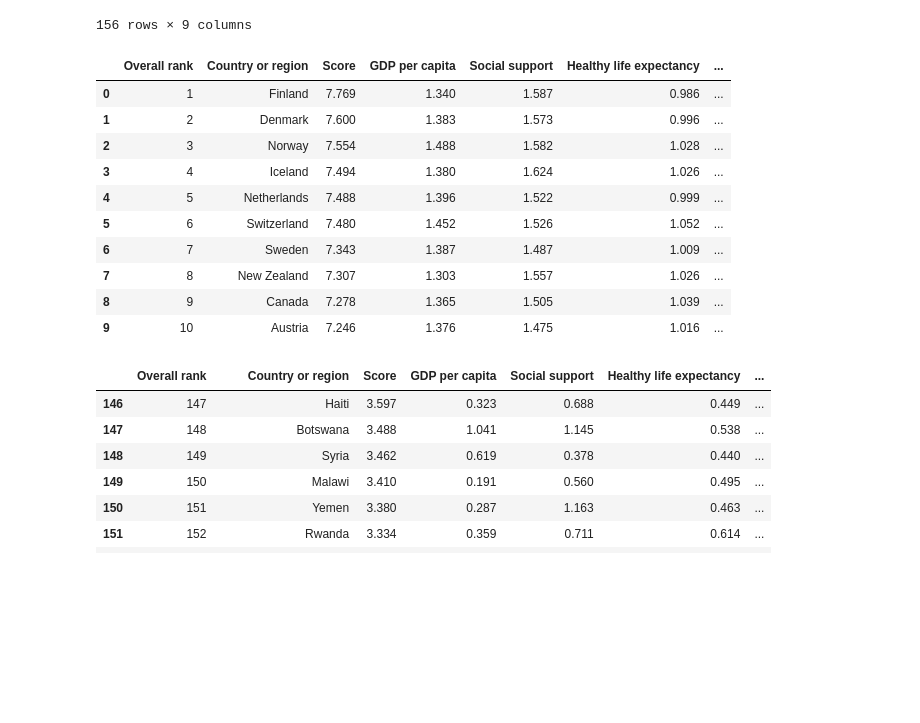
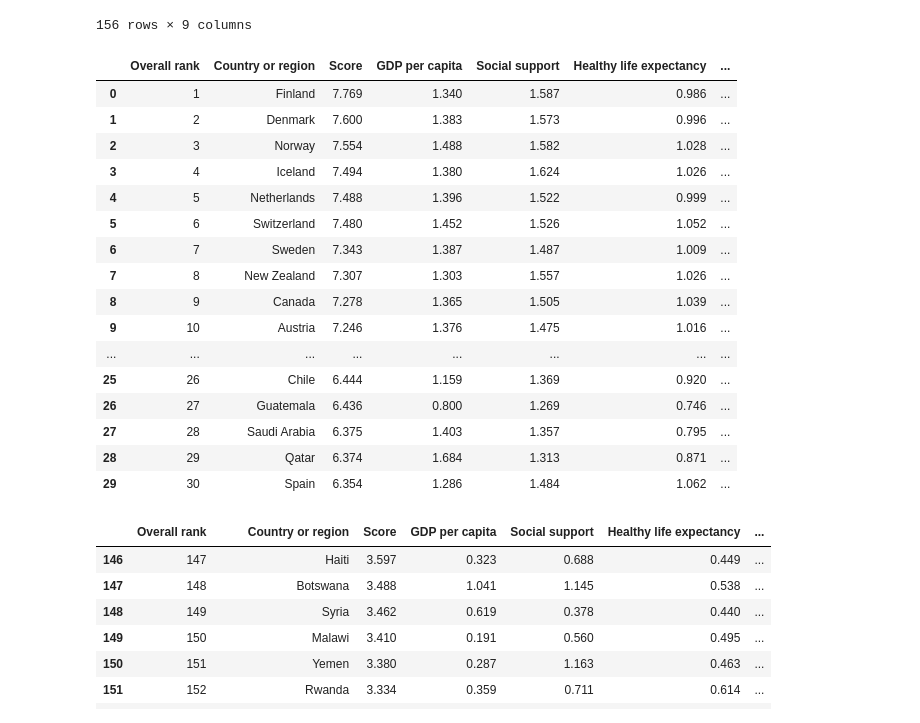
Before and after one commit to erelsgl-at-ariel/research-5784, a Jupyter notebook: 06-python-databases/code/1-pandas/pandas.ipynb, the cells around one changed output. Saved outputs shown, nothing was run; the diff lists cells and outputs as text; code cells hidden in the pictures; blank space fills up the shorter version.

```diff
--- a/06-python-databases/code/1-pandas/pandas.ipynb
+++ b/06-python-databases/code/1-pandas/pandas.ipynb
@@ -23,19 +23,25 @@ df
 | 155 | 156 | South Sudan | 2.853 | 0.306 | 0.575 | 0.295 | ... |
 156 rows × 9 columns
 # %%
-df.head(10)
+df.head(30)
 # %% [output]
 |  | Overall rank | Country or region | Score | GDP per capita | Social support | Healthy life expectancy | ... |
 | 0 | 1 | Finland | 7.769 | 1.340 | 1.587 | 0.986 | ... |
 | 1 | 2 | Denmark | 7.600 | 1.383 | 1.573 | 0.996 | ... |
 | 2 | 3 | Norway | 7.554 | 1.488 | 1.582 | 1.028 | ... |
 | 3 | 4 | Iceland | 7.494 | 1.380 | 1.624 | 1.026 | ... |
 | 4 | 5 | Netherlands | 7.488 | 1.396 | 1.522 | 0.999 | ... |
 | 5 | 6 | Switzerland | 7.480 | 1.452 | 1.526 | 1.052 | ... |
 | 6 | 7 | Sweden | 7.343 | 1.387 | 1.487 | 1.009 | ... |
 | 7 | 8 | New Zealand | 7.307 | 1.303 | 1.557 | 1.026 | ... |
 | 8 | 9 | Canada | 7.278 | 1.365 | 1.505 | 1.039 | ... |
 | 9 | 10 | Austria | 7.246 | 1.376 | 1.475 | 1.016 | ... |
+| ... | ... | ... | ... | ... | ... | ... | ... |
+| 25 | 26 | Chile | 6.444 | 1.159 | 1.369 | 0.920 | ... |
+| 26 | 27 | Guatemala | 6.436 | 0.800 | 1.269 | 0.746 | ... |
+| 27 | 28 | Saudi Arabia | 6.375 | 1.403 | 1.357 | 0.795 | ... |
+| 28 | 29 | Qatar | 6.374 | 1.684 | 1.313 | 0.871 | ... |
+| 29 | 30 | Spain | 6.354 | 1.286 | 1.484 | 1.062 | ... |
 # %%
 df.tail(10)
 # %% [output]
```
Also changed, not shown: parts of 12 cells of this notebook, 8 other files.
